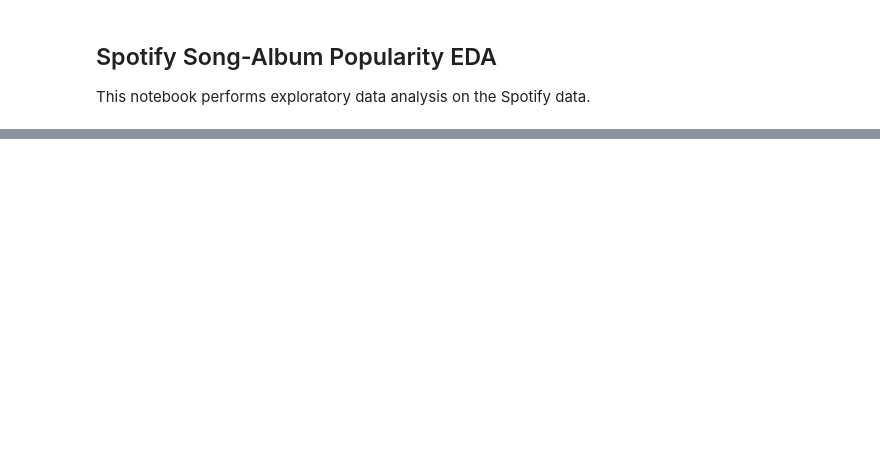
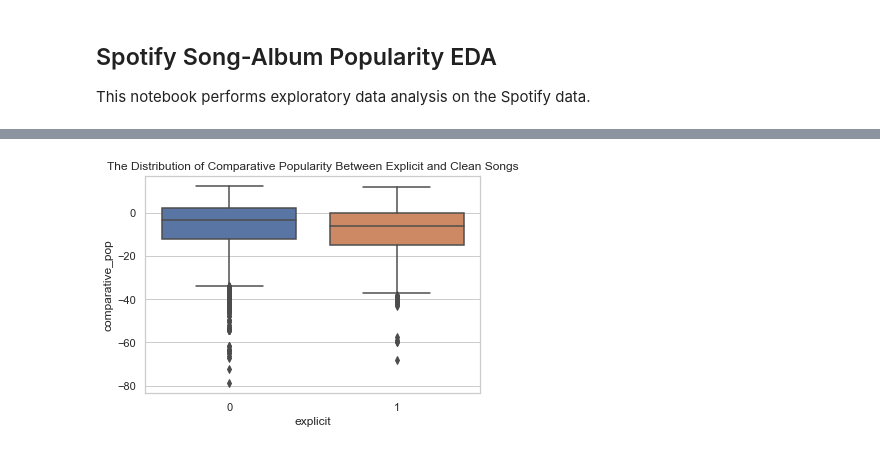
Before and after one commit to jluby/cs109_spotify, a Jupyter notebook: eda.ipynb, the cells around one changed output, grey strips where cells are left out. Saved outputs shown, nothing was run; the diff lists cells and outputs as text; code cells hidden in the pictures; blank space fills up the shorter version.

```diff
--- a/eda.ipynb
+++ b/eda.ipynb
@@ -193,0 +142,8 @@ Name: explicit, Length: 40415, dtype: int64
+# %%
+# Plot the difference in `comparative_pop` between explicit and clean songs
+ax = sns.boxplot(x='explicit', y='comparative_pop', data=data)
+
+ax.set_title('The Distribution of Comparative Popularity Between Explicit and Clean Songs')
+plt.show()
+# %% [output]
+[figure, added]
```
Also changed, not shown: parts of 21 cells of this notebook, 2 other files.
